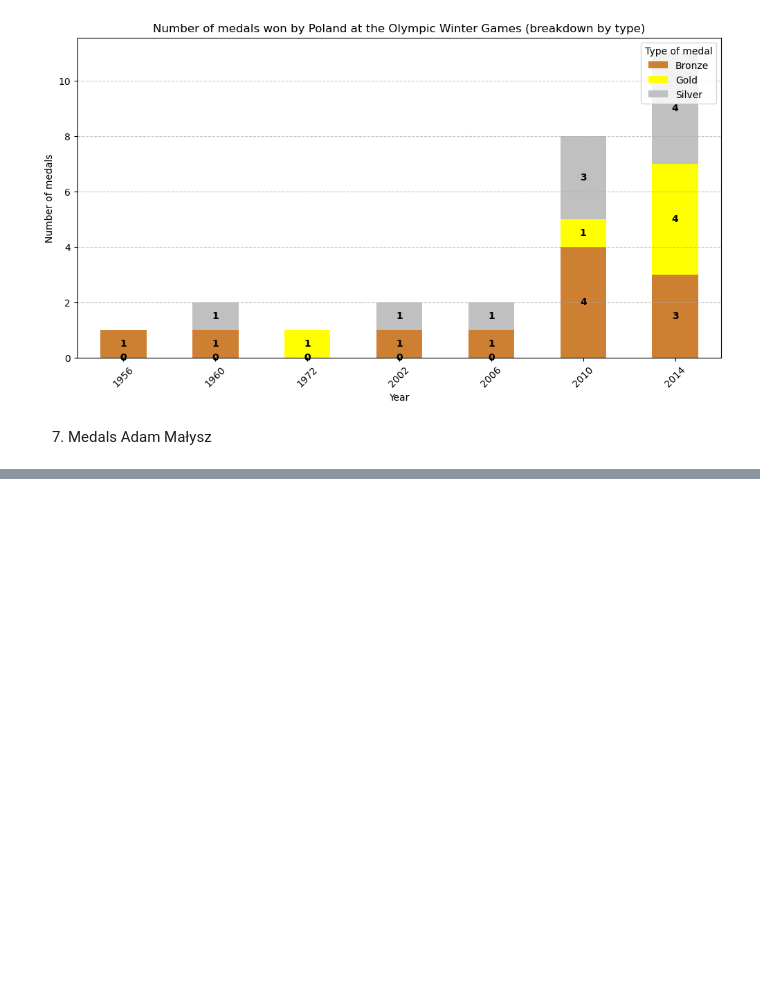
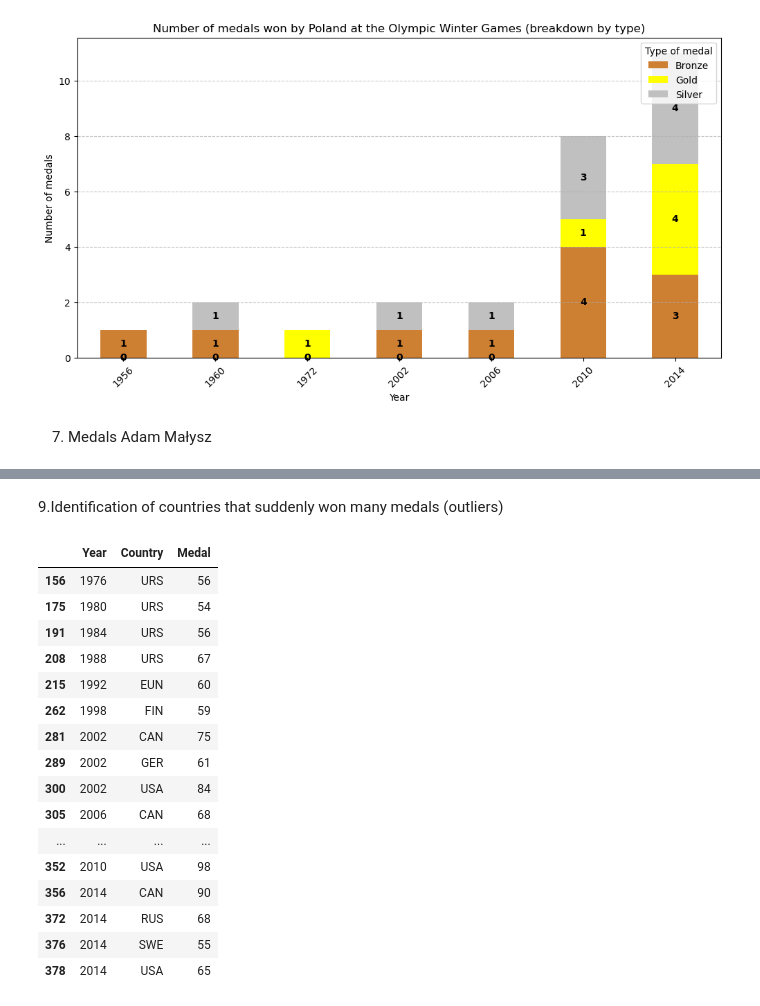
Before and after one commit to mrmateuszcieslak/WinterOlympicGames, a Jupyter notebook: Winter Olympics Games 1924-2014 Analysis Data.ipynb, the cells around one changed output, grey strips where cells are left out. Saved outputs shown, nothing was run; the diff lists cells and outputs as text; code cells hidden in the pictures; blank space fills up the shorter version.

```diff
--- a/Winter Olympics Games 1924-2014 Analysis Data.ipynb
+++ b/Winter Olympics Games 1924-2014 Analysis Data.ipynb
@@ -189,0 +200,25 @@ plt.show()
+# %% [markdown]
+9.Identification of countries that suddenly won many medals (outliers)
+# %%
+df_country_medals = df.groupby(["Year", "Country"])["Medal"].count().reset_index()
+
+# Sprawdzenie krajów, które miały nagłe skoki liczby medali
+df_country_medals[df_country_medals["Medal"] > df_country_medals["Medal"].quantile(0.95)]
+# %% [output]
+|  | Year | Country | Medal |
+| 156 | 1976 | URS | 56 |
+| 175 | 1980 | URS | 54 |
+| 191 | 1984 | URS | 56 |
+| 208 | 1988 | URS | 67 |
+| 215 | 1992 | EUN | 60 |
+| 262 | 1998 | FIN | 59 |
+| 281 | 2002 | CAN | 75 |
+| 289 | 2002 | GER | 61 |
+| 300 | 2002 | USA | 84 |
+| 305 | 2006 | CAN | 68 |
+| ... | ... | ... | ... |
+| 352 | 2010 | USA | 98 |
+| 356 | 2014 | CAN | 90 |
+| 372 | 2014 | RUS | 68 |
+| 376 | 2014 | SWE | 55 |
+| 378 | 2014 | USA | 65 |
```
Also changed, not shown: parts of 4 cells of this notebook.
